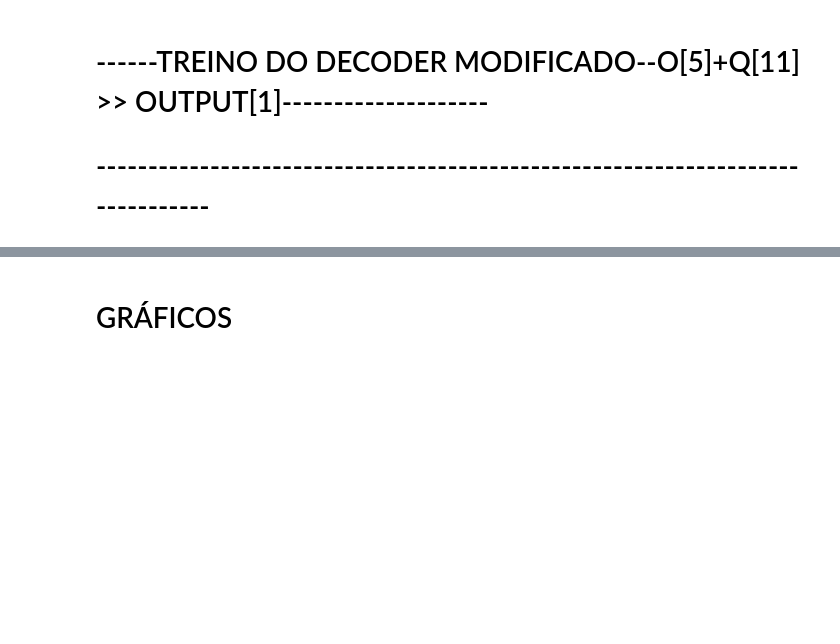
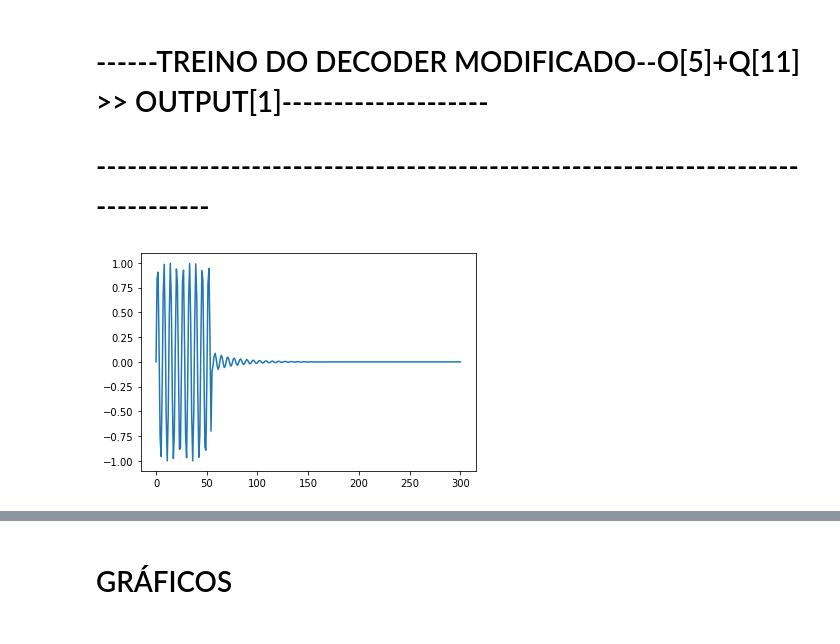
Before and after one commit to SchultzVV/Biology, a Jupyter notebook: method_prove/AnomaliaE.ipynb, the cells around one changed output, grey strips where cells are left out. Saved outputs shown, nothing was run; the diff lists cells and outputs as text; code cells hidden in the pictures; blank space fills up the shorter version.

```diff
--- a/method_prove/AnomaliaE.ipynb
+++ b/method_prove/AnomaliaE.ipynb
@@ -88,3 +88,10 @@ optimizer = torch.optim.Adam(model.parameters())
 
 # ------TREINO DO DECODER MODIFICADO--O[5]+Q[11] >> OUTPUT[1]--------------------
 # -------------------------------------------------------------------------------
+# %%
+inp = pickle.load(open("inp", "rb"))
+out = pickle.load(open("out", "rb"))
+plt.plot(inp[0][0],out[0][0])
+plt.show()
+# %% [output]
+[figure, added]
```
Also changed, not shown: parts of 4 cells of this notebook, 3 other files.
